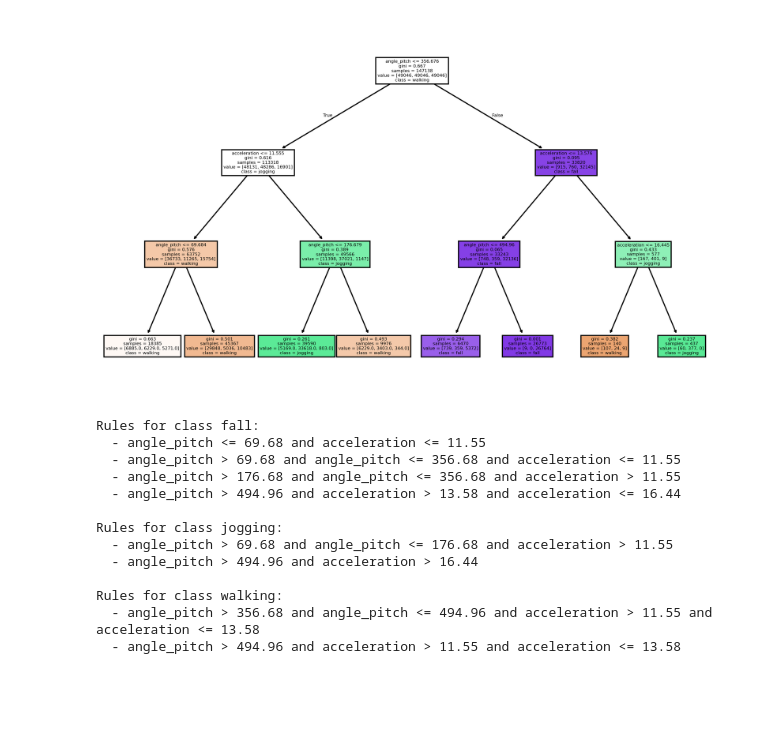
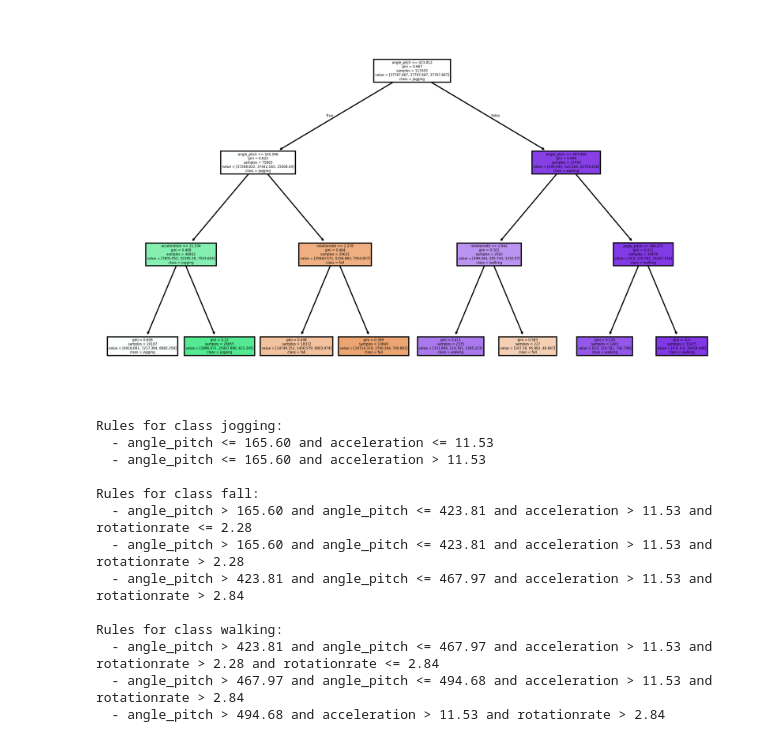
Before and after one commit to nicol-buratti/fall-detection, a Jupyter notebook: activity_detection.ipynb, the cells around one changed output. Drawn from its saved outputs; the diff is of its cells as text; code cells hidden in the pictures; blank space fills up the shorter version.

Commit message:
defined rules from decision tree

```diff
--- a/activity_detection.ipynb
+++ b/activity_detection.ipynb
@@ -49,14 +56,21 @@ df = pd.concat([df_walking, df_jogging, df_fall]).reset_index(drop=True)
 # %%
 X = df[['acceleration', 'rotationrate', 'angle_pitch']]
 y = df['label']
-X_train, X_test, y_train, y_test = train_test_split(X, y, test_size=0.2, random_state=42)
-smote = SMOTE(random_state=42)
-X_train, y_train = smote.fit_resample(X_train, y_train)
+X_train, X_test, y_train, y_test = train_test_split(
+	X, y, test_size=0.2, random_state=42, shuffle=False
+)
 # %%
-clf = DecisionTreeClassifier(random_state=42, max_depth=3)
+clf = DecisionTreeClassifier(random_state=42, max_depth=3, class_weight='balanced')
 clf.fit(X_train, y_train)
-y_pred = clf.predict(X_test)
-print(classification_report(y_test, y_pred))
+cv = StratifiedKFold(n_splits=5, shuffle=False)
+y_pred = cross_val_predict(clf, X, y, cv=cv, n_jobs=-1)
+
+print(classification_report(y, y_pred))
+
+cm = confusion_matrix(y, y_pred, labels=clf.classes_)
+disp = ConfusionMatrixDisplay(confusion_matrix=cm, display_labels=clf.classes_)
+disp.plot()
+plt.show()
 # %% [output]
               precision    recall  f1-score   support
 
@@ -70,24 +85,24 @@ weighted avg       0.80      0.74      0.74     29359
 # %%
 plt.figure(figsize=(10, 6), dpi=400)
-plot_tree(clf, feature_names=X.columns, class_names=y.unique(), filled=True)
+plot_tree(clf, feature_names=X.columns, class_names=clf.classes_, filled=True)
 plt.show()
 # %% [output]
-[figure, old version]
+[figure, new version]
 # %%
 # Extract rules
 c_features = tree_to_rules(clf, X.columns)
 print_rules(c_features)
 # %% [output]
+Rules for class jogging:
+  - angle_pitch <= 165.60 and acceleration <= 11.53
+  - angle_pitch <= 165.60 and acceleration > 11.53
+
 Rules for class fall:
-  - angle_pitch <= 69.68 and acceleration <= 11.55
-  - angle_pitch > 69.68 and angle_pitch <= 356.68 and acceleration <= 11.55
-  - angle_pitch > 176.68 and angle_pitch <= 356.68 and acceleration > 11.55
-  - angle_pitch > 494.96 and acceleration > 13.58 and acceleration <= 16.44
-
-Rules for class jogging:
-  - angle_pitch > 69.68 and angle_pitch <= 176.68 and acceleration > 11.55
-  - angle_pitch > 494.96 and acceleration > 16.44
+  - angle_pitch > 165.60 and angle_pitch <= 423.81 and acceleration > 11.53 and rotationrate <= 2.28
+  - angle_pitch > 165.60 and angle_pitch <= 423.81 and acceleration > 11.53 and rotationrate > 2.28
+  - angle_pitch > 423.81 and angle_pitch <= 467.97 and acceleration > 11.53 and rotationrate > 2.84
 
 Rules for class walking:
-  - angle_pitch > 356.68 and angle_pitch <= 494.96 and acceleration > 11.55 and acceleration <= 13.58
-  - angle_pitch > 494.96 and acceleration > 11.55 and acceleration <= 13.58
+  - angle_pitch > 423.81 and angle_pitch <= 467.97 and acceleration > 11.53 and rotationrate > 2.28 and rotationrate <= 2.84
+  - angle_pitch > 467.97 and angle_pitch <= 494.68 and acceleration > 11.53 and rotationrate > 2.84
+  - angle_pitch > 494.68 and acceleration > 11.53 and rotationrate > 2.84
```
Also changed, not shown: parts of 8 cells of this notebook.
